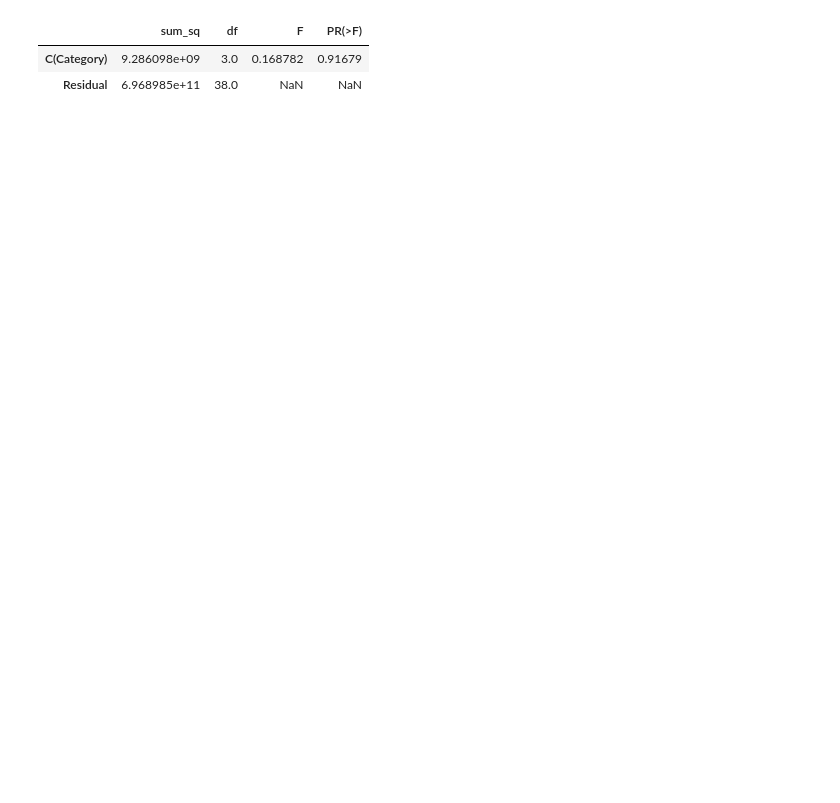
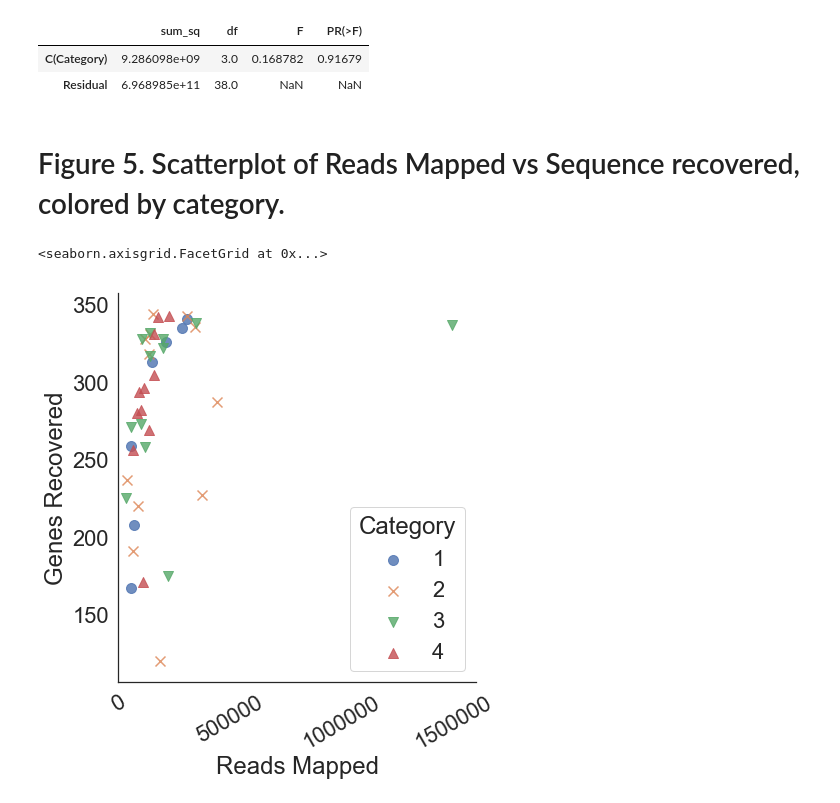
Before and after one commit to mossmatters/Angiosperms353, a Jupyter notebook: Angiosperms353_ManuscriptFigures.ipynb, the cells around one changed output. Saved outputs shown, nothing was run; the diff lists cells and outputs as text; code cells hidden in the pictures; blank space fills up the shorter version.

```diff
--- a/Angiosperms353_ManuscriptFigures.ipynb
+++ b/Angiosperms353_ManuscriptFigures.ipynb
@@ -246,3 +195,21 @@ table
 |  | sum_sq | df | F | PR(>F) |
 | C(Category) | 9.286098e+09 | 3.0 | 0.168782 | 0.91679 |
 | Residual | 6.968985e+11 | 38.0 | NaN | NaN |
+# %% [markdown]
+# Figure 5. Scatterplot of Reads Mapped vs Sequence recovered, colored by category.
+# %%
+sns.set(font_scale=2)
+sns.set_style("white")
+fig5 = sns.lmplot(x="ReadsMapped",y="GenesWithSeqs",data=recovery_stats,hue="Category",
+                  markers=["o","x","v","^"],
+                  #palette="Greys_r",
+               fit_reg=False,legend=False,height=7,scatter_kws={"s": 100})
+
+fig5.ax.legend(title="Category",loc=4)
+fig5.set(xlim=(-1,1600000))
+fig5.set_axis_labels("Reads Mapped","Genes Recovered")
+fig5.set_xticklabels(rotation=30)
+#plt.vlines(x=100000,ymin=0,ymax=350)
+# %% [output]
+<seaborn.axisgrid.FacetGrid at 0x...>
+[figure, added]
```
Also changed, not shown: parts of 17 cells of this notebook, 12 other files.
